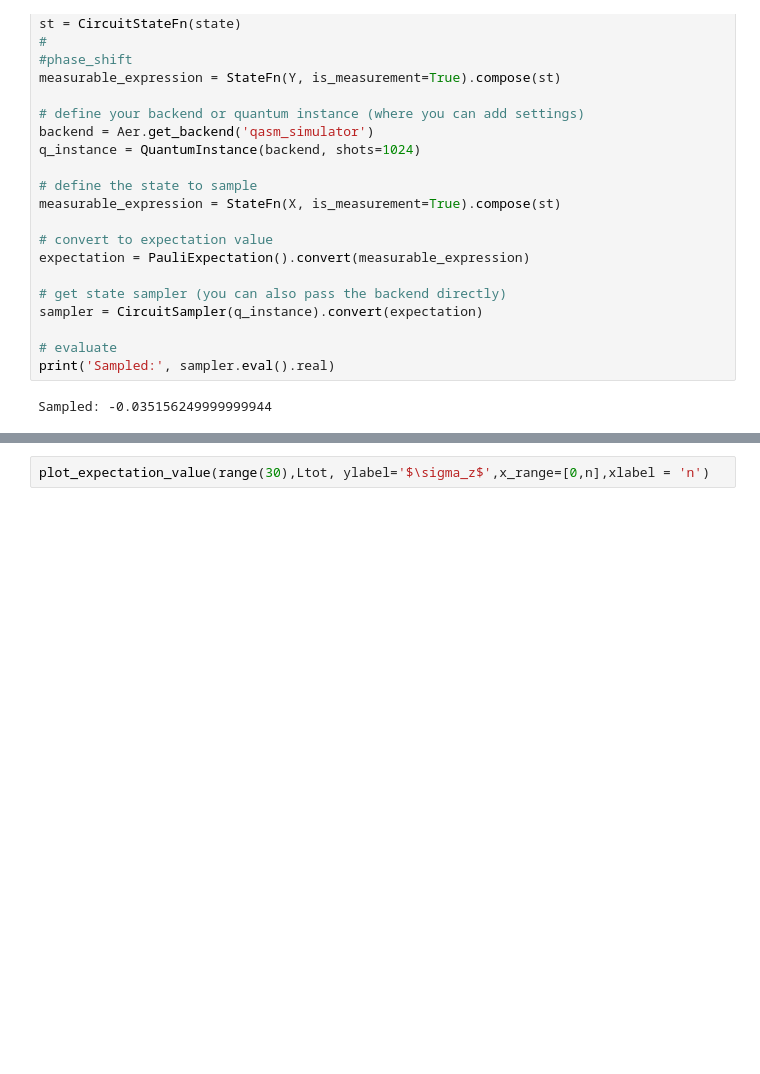
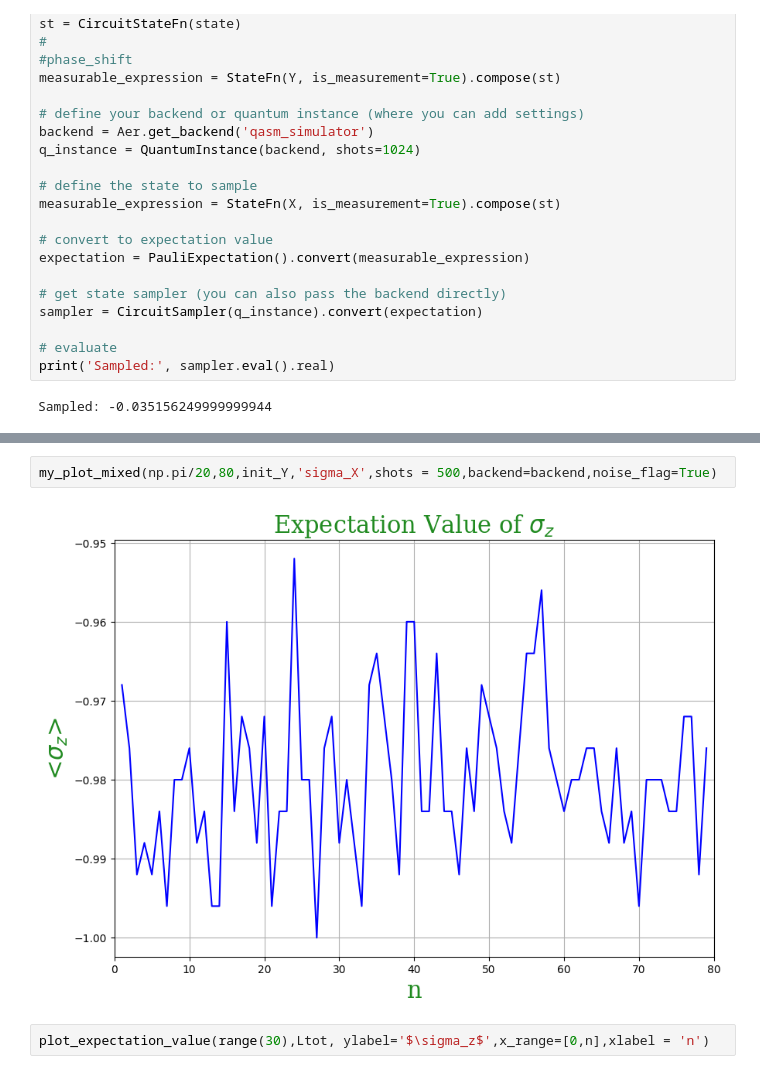
Before and after one commit to stephencollinz/qiskit-learn, a Jupyter notebook: QIF.ipynb, the cells around one changed output, grey strips where cells are left out. Cells and saved outputs as stored; diff of their text form; blank space fills up the shorter version.

```diff
--- a/QIF.ipynb
+++ b/QIF.ipynb
@@ -114,3 +257,7 @@ WARNING: all-qubit error already exists for instruction "u", composing with addi
+# %%
+my_plot_mixed(np.pi/20,80,init_Y,'sigma_X',shots = 500,backend=backend,noise_flag=True)
+# %% [output]
+[figure, added]
 # %%
 plot_expectation_value(range(30),Ltot, ylabel='$\sigma_z$',x_range=[0,n],xlabel = 'n')
 # %% [output]
```
Also changed, not shown: parts of 13 cells of this notebook.
